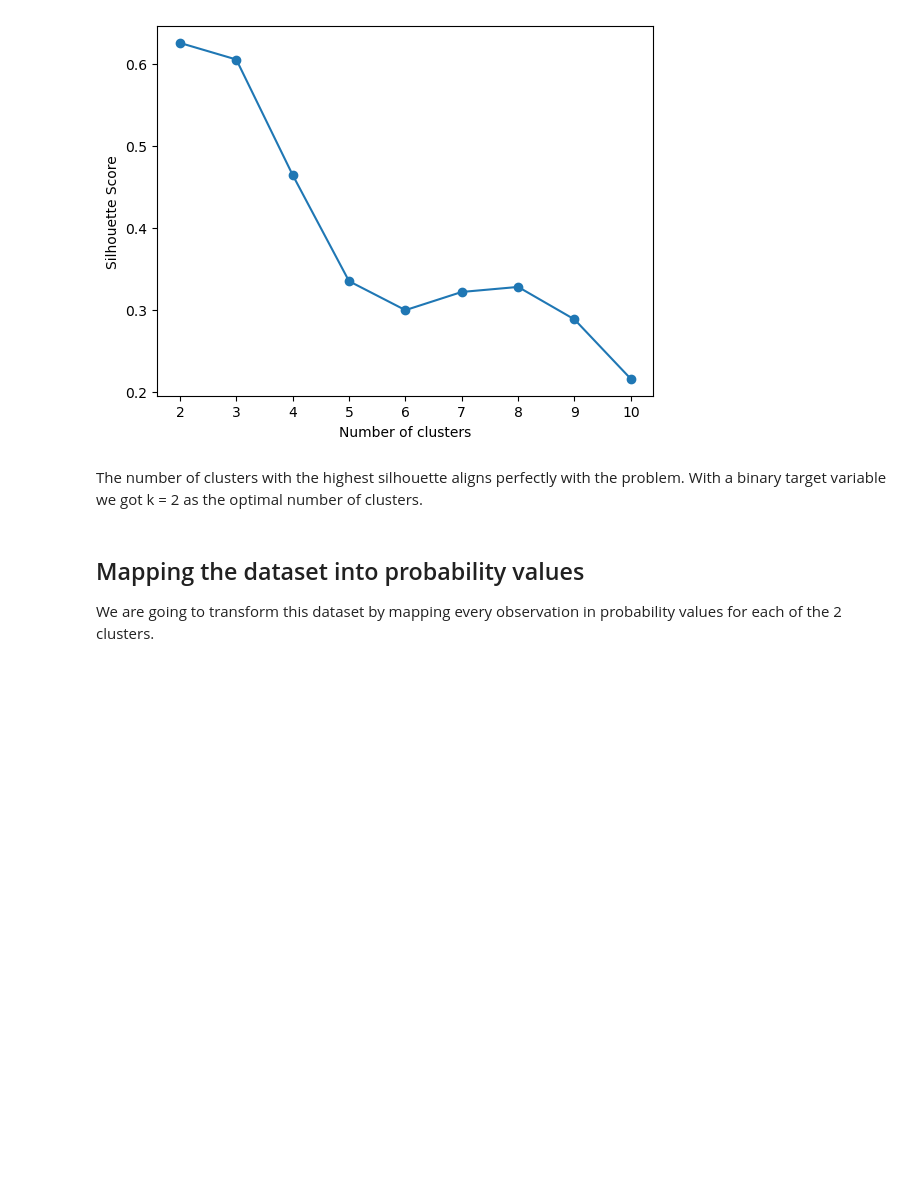
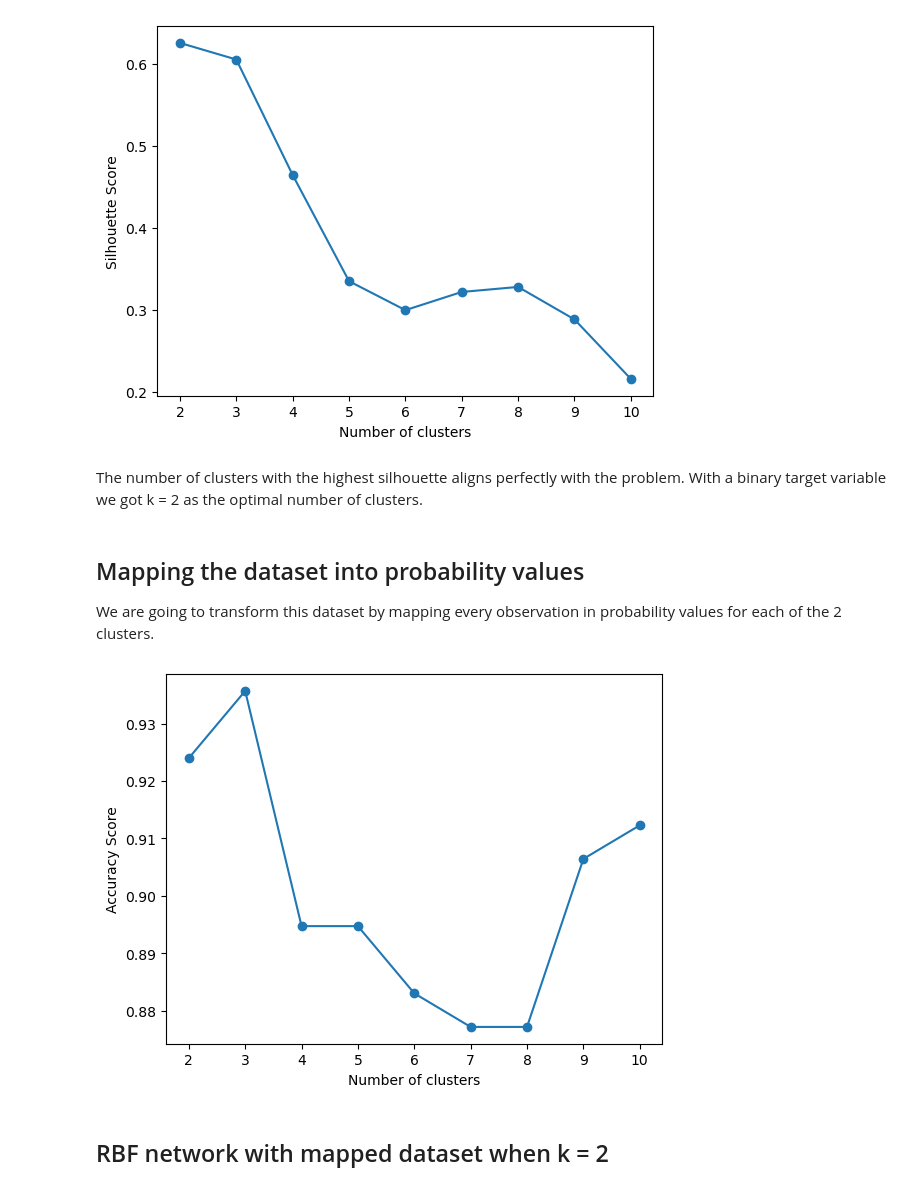
Before and after one commit to guiijose/Machine-Learning, a Jupyter notebook: merit-award/award.ipynb, the cells around one changed output. Drawn from its saved outputs; the diff is of its cells as text; code cells hidden in the pictures; blank space fills up the shorter version.

```diff
--- a/merit-award/award.ipynb
+++ b/merit-award/award.ipynb
@@ -90,3 +90,15 @@ for i in range(len(em_models)):
     y_pred = model.predict(X_test_transformed[i])
     score = accuracy_score(y_test, y_pred)
     accuracies.append(score)
+# %%
+# Plot the accuracy scores against the number of clusters
+plt.plot(range(2, 11), accuracies, marker='o')
+
+plt.xlabel('Number of clusters')
+plt.ylabel('Accuracy Score')
+
+plt.show()
+# %% [output]
+[figure, added]
+# %% [markdown]
+## RBF network with mapped dataset when k = 2
```
Also changed, not shown: parts of 1 cell of this notebook.
